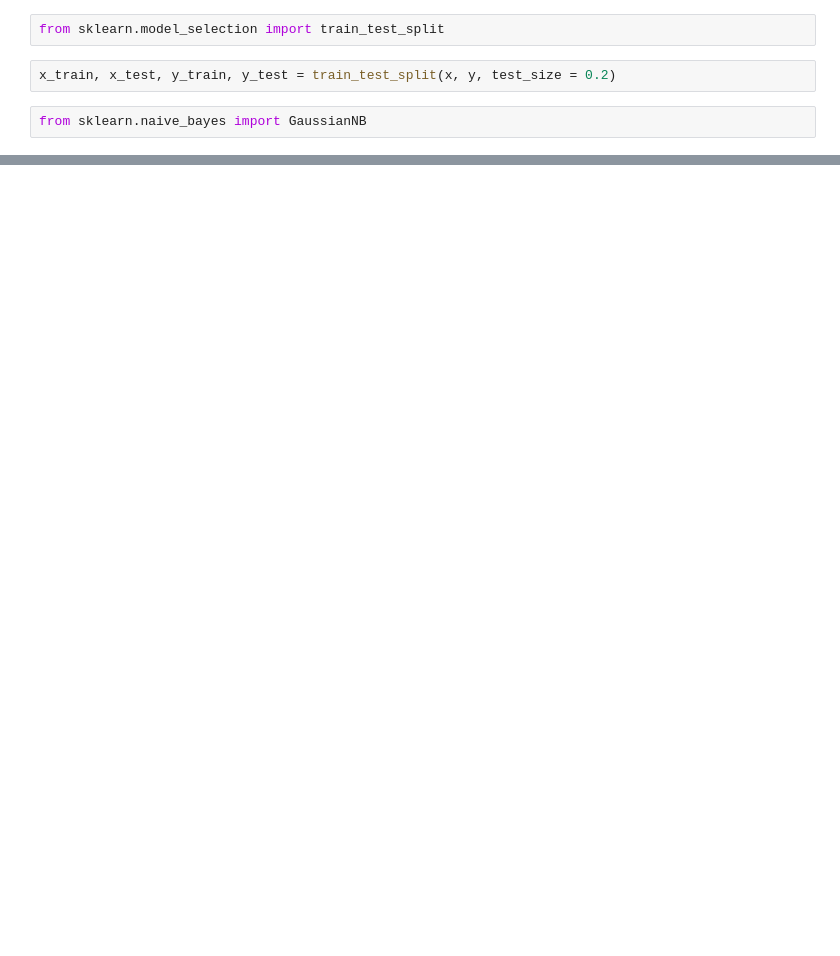
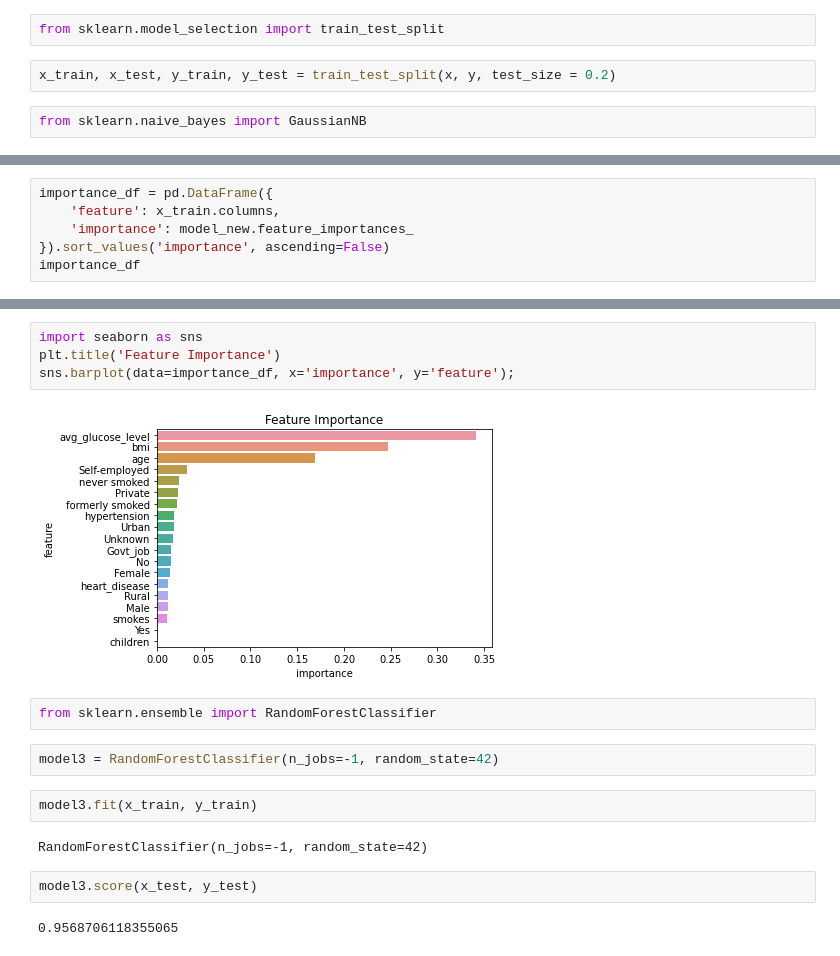
Before and after one commit to aditya-1967/BrainStroke77, a Jupyter notebook: brainstroke.ipynb, the cells around one changed output, grey strips where cells are left out. Saved outputs shown, nothing was run; the diff lists cells and outputs as text; blank space fills up the shorter version.

```diff
--- a/brainstroke.ipynb
+++ b/brainstroke.ipynb
@@ -60,0 +210,6 @@ model.predict(x_test)
+# %%
+importance_df = pd.DataFrame({
+    'feature': x_train.columns,
+    'importance': model_new.feature_importances_
+}).sort_values('importance', ascending=False)
+importance_df
@@ -60,0 +234,18 @@ model.predict(x_test)
+# %%
+import seaborn as sns
+plt.title('Feature Importance')
+sns.barplot(data=importance_df, x='importance', y='feature');
+# %% [output]
+[figure, added]
+# %%
+from sklearn.ensemble import RandomForestClassifier
+# %%
+model3 = RandomForestClassifier(n_jobs=-1, random_state=42)
+# %%
+model3.fit(x_train, y_train)
+# %% [output]
+RandomForestClassifier(n_jobs=-1, random_state=42)
+# %%
+model3.score(x_test, y_test)
+# %% [output]
+0.9568706118355065
```
Also changed, not shown: parts of 22 cells of this notebook.
